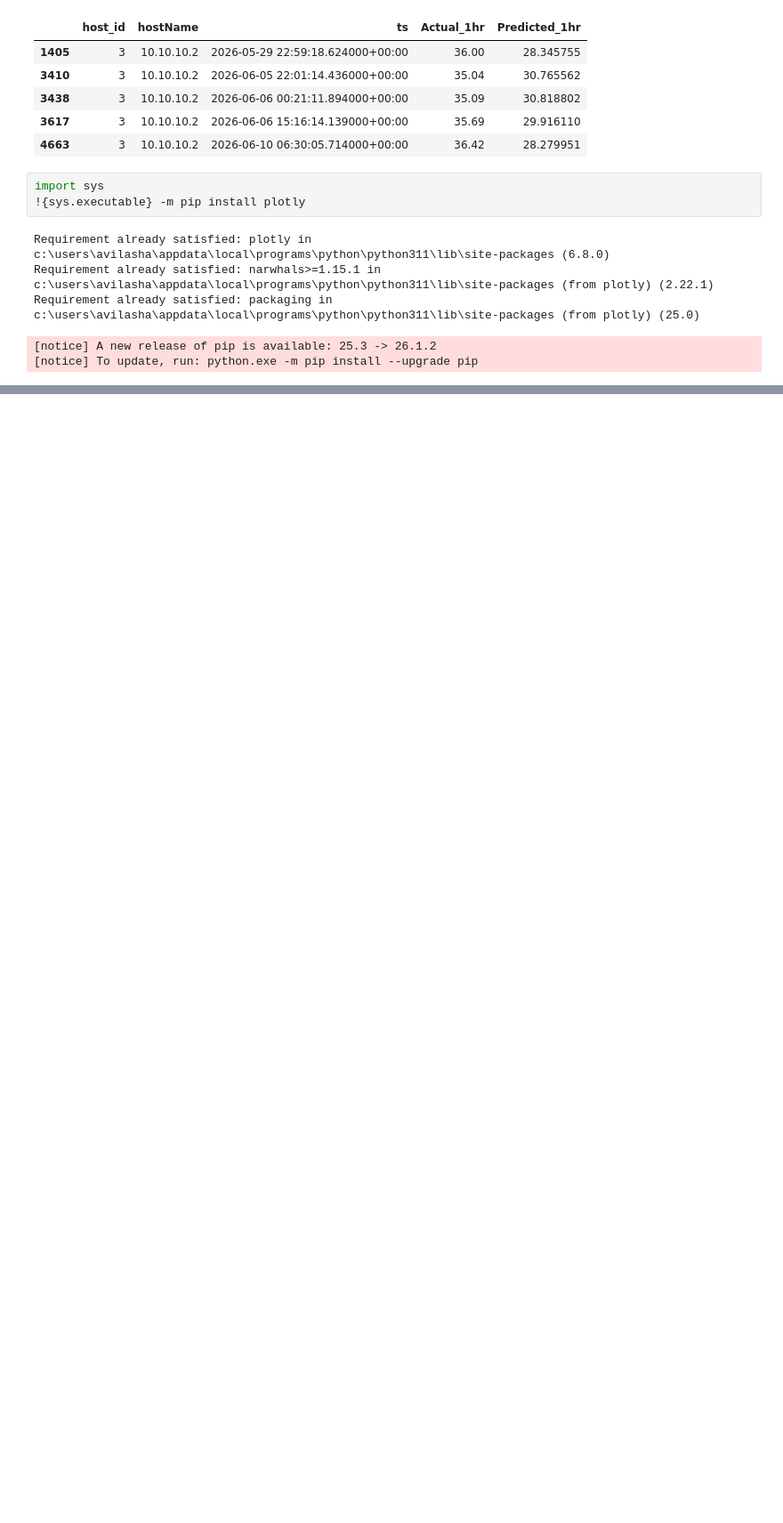
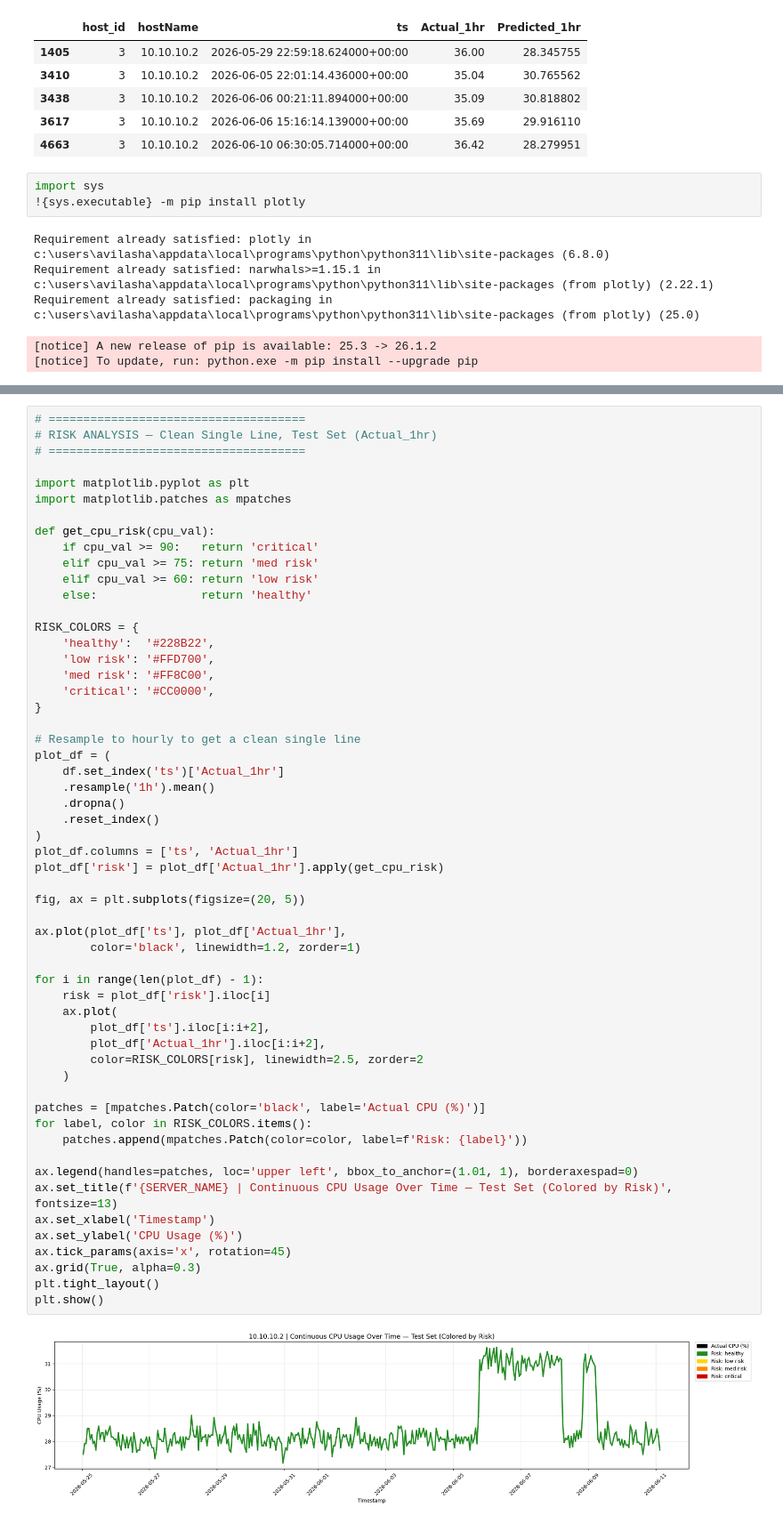
Before and after one commit to AvilashaGoswami1103/AI-Predictive-Maintenance, a Jupyter notebook: CPU/notebooks/06_anomaly_detection_original.ipynb, the cells around one changed output, grey strips where cells are left out. Shown at 89% size. Drawn from its saved outputs; the diff is of its cells as text; blank space fills up the shorter version.

```diff
--- a/CPU/notebooks/06_anomaly_detection_original.ipynb
+++ b/CPU/notebooks/06_anomaly_detection_original.ipynb
@@ -544,0 +327,58 @@ display(anomaly_table)
+# %%
+# =====================================
+# RISK ANALYSIS — Clean Single Line, Test Set (Actual_1hr)
+# =====================================
+
+import matplotlib.pyplot as plt
+import matplotlib.patches as mpatches
+
+def get_cpu_risk(cpu_val):
+    if cpu_val >= 90:   return 'critical'
+    elif cpu_val >= 75: return 'med risk'
+    elif cpu_val >= 60: return 'low risk'
+    else:               return 'healthy'
+
+RISK_COLORS = {
+    'healthy':  '#228B22',
+    'low risk': '#FFD700',
+    'med risk': '#FF8C00',
+    'critical': '#CC0000',
+}
+
+# Resample to hourly to get a clean single line
+plot_df = (
+    df.set_index('ts')['Actual_1hr']
+    .resample('1h').mean()
+    .dropna()
+    .reset_index()
+)
+plot_df.columns = ['ts', 'Actual_1hr']
+plot_df['risk'] = plot_df['Actual_1hr'].apply(get_cpu_risk)
+
+fig, ax = plt.subplots(figsize=(20, 5))
+
+ax.plot(plot_df['ts'], plot_df['Actual_1hr'],
+        color='black', linewidth=1.2, zorder=1)
+
+for i in range(len(plot_df) - 1):
+    risk = plot_df['risk'].iloc[i]
+    ax.plot(
+        plot_df['ts'].iloc[i:i+2],
+        plot_df['Actual_1hr'].iloc[i:i+2],
+        color=RISK_COLORS[risk], linewidth=2.5, zorder=2
+    )
+
+patches = [mpatches.Patch(color='black', label='Actual CPU (%)')]
+for label, color in RISK_COLORS.items():
+    patches.append(mpatches.Patch(color=color, label=f'Risk: {label}'))
+
+ax.legend(handles=patches, loc='upper left', bbox_to_anchor=(1.01, 1), borderaxespad=0)
+ax.set_title(f'{SERVER_NAME} | Continuous CPU Usage Over Time — Test Set (Colored by Risk)', fontsize=13)
+ax.set_xlabel('Timestamp')
+ax.set_ylabel('CPU Usage (%)')
+ax.tick_params(axis='x', rotation=45)
+ax.grid(True, alpha=0.3)
+plt.tight_layout()
+plt.show()
+# %% [output]
+[figure, added]
```
Also changed, not shown: parts of 9 cells of this notebook, 6 other files.
